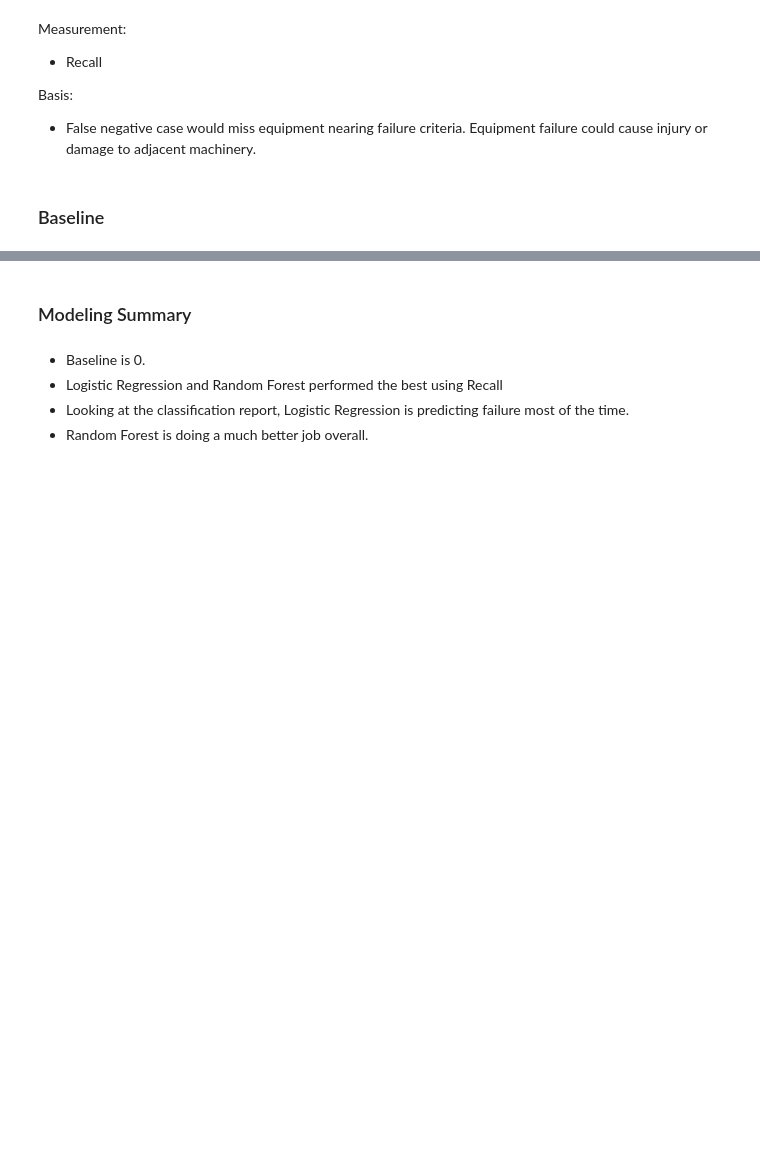
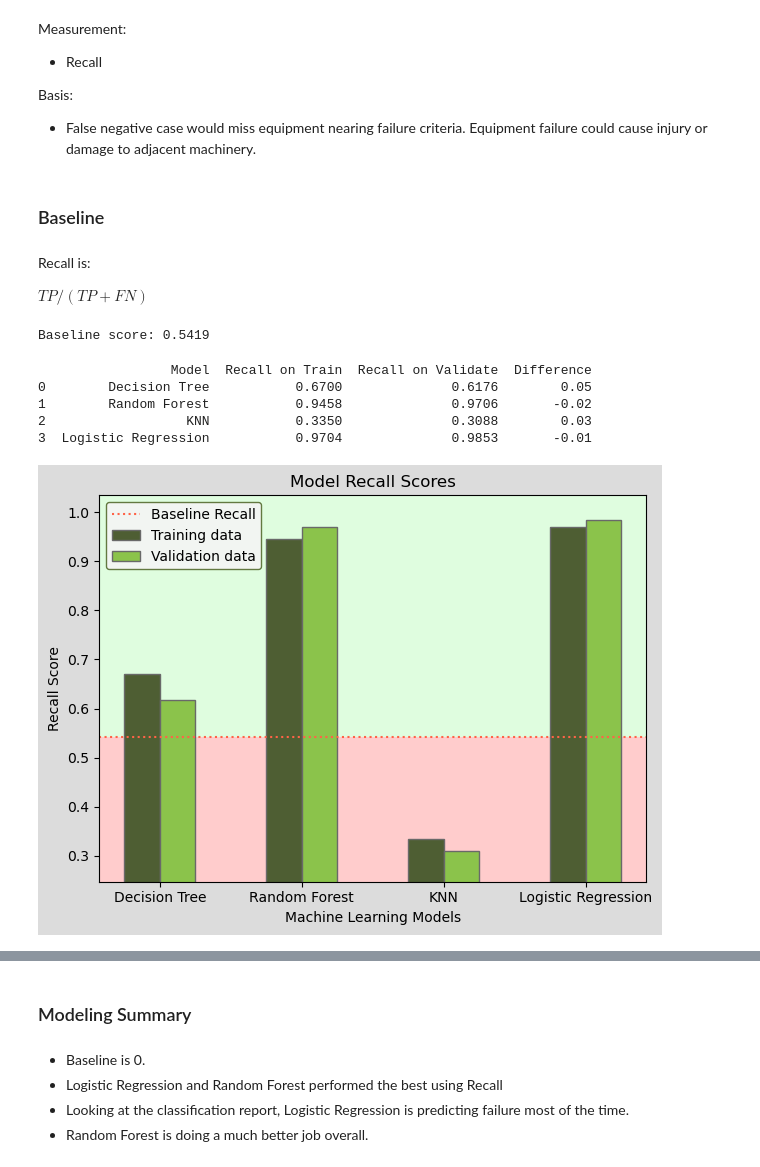
Before and after one commit to JoshuaHolt-Tech/proactive-maintence-project, a Jupyter notebook: final_pred_maint.ipynb, the cells around one changed output, grey strips where cells are left out. Cells and saved outputs as stored; diff of their text form; code cells hidden in the pictures; blank space fills up the shorter version.

```diff
--- a/final_pred_maint.ipynb
+++ b/final_pred_maint.ipynb
@@ -59,5 +86,7 @@ All measurements which were shown to have a relationship with equipment failure.
 # %% [markdown]
 ## Modeling
+# %%
+X_train, y_train, X_val, y_val, X_test, y_test = m.prep_maint_data(df, target_col=target_col)
 # %% [markdown]
 Measurement:
 - Recall
@@ -66,3 +95,20 @@ Basis:
 - False negative case would miss equipment nearing failure criteria. Equipment failure could cause injury or damage to adjacent machinery.
 # %% [markdown]
 ### Baseline
+# %% [markdown]
+Recall is:
+
+$TP  /  (TP + FN)$
+# %%
+baseline = m.find_baseline(X_train, y_train, print_baseline = True)
+# %% [output]
+Baseline score: 0.5419
+# %%
+m.find_model_scores(X_train, y_train, X_val, y_val, metric = 3, print_scores = True)
+# %% [output]
+                 Model  Recall on Train  Recall on Validate  Difference
+0        Decision Tree           0.6700              0.6176        0.05
+1        Random Forest           0.9458              0.9706       -0.02
+2                  KNN           0.3350              0.3088        0.03
+3  Logistic Regression           0.9704              0.9853       -0.01
+[figure, added]
```
Also changed, not shown: parts of 17 cells of this notebook, 6 other files.
